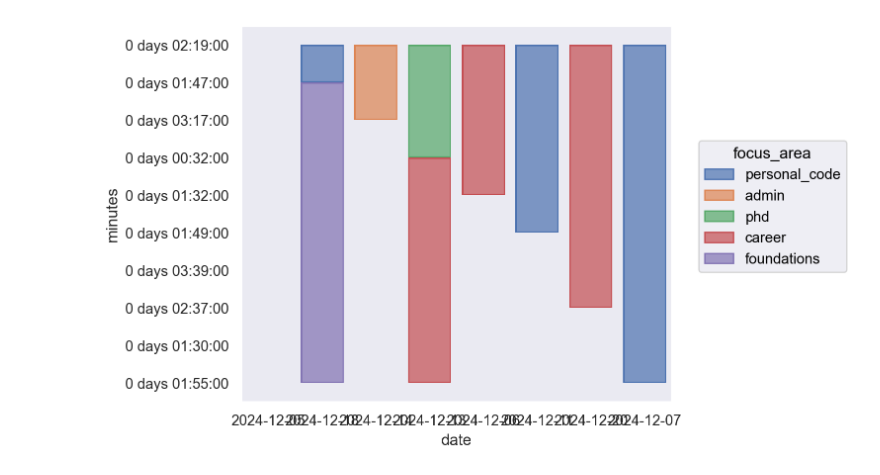
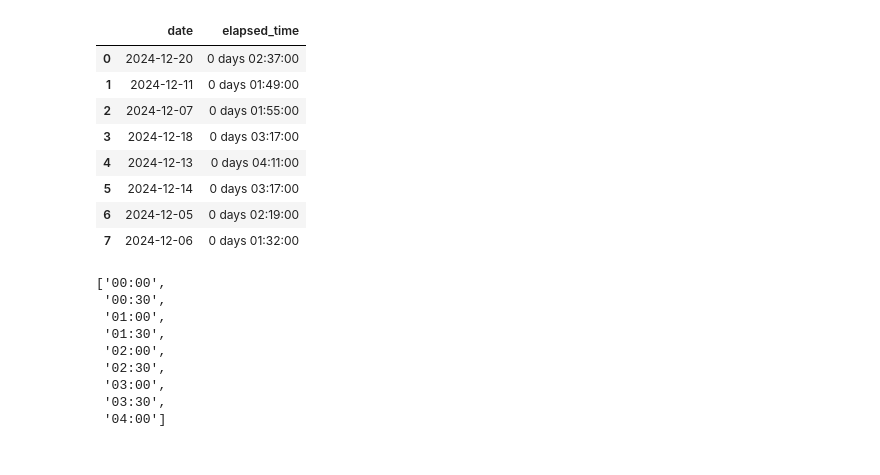
Before and after one commit to juliet29/time_logger, a Jupyter notebook: test.ipynb, the cells around one changed output. Saved outputs shown, nothing was run; the diff lists cells and outputs as text; code cells hidden in the pictures.

```diff
--- a/test.ipynb
+++ b/test.ipynb
@@ -171,5 +62,35 @@ df_pandas
-# %%
-so.Plot(df_pandas, x="date", y="minutes", color="focus_area").add(so.Bar(), so.Stack())
-# %% [output]
-[figure, removed]
+# %%
+df_time = df_agg.group_by("date").agg(pl.col("elapsed_time").sum()).to_pandas()
+df_time
+# %% [output]
+|  | date | elapsed_time |
+| 0 | 2024-12-20 | 0 days 02:37:00 |
+| 1 | 2024-12-11 | 0 days 01:49:00 |
+| 2 | 2024-12-07 | 0 days 01:55:00 |
+| 3 | 2024-12-18 | 0 days 03:17:00 |
+| 4 | 2024-12-13 | 0 days 04:11:00 |
+| 5 | 2024-12-14 | 0 days 03:17:00 |
+| 6 | 2024-12-05 | 0 days 02:19:00 |
+| 7 | 2024-12-06 | 0 days 01:32:00 |
+# %%
+min_time = df_time["elapsed_time"].min()
+max_time = df_time["elapsed_time"].max()
+
+# TODO fx, where increase the frequency if the number of tick vals
+tick_values = pd.timedelta_range("0", max_time, freq="30min", )
+tick_ints = tick_values.astype(int)
+format_timedelta = lambda v: f"{v.components.hours:0>2d}:{v.components.minutes:0>2d}"
+tick_strings = [format_timedelta(i) for i in tick_values]
+df_pandas["Time"] = df_pandas["elapsed_time"].apply(format_timedelta)
+tick_strings
+# %% [output]
+['00:00',
+ '00:30',
+ '01:00',
+ '01:30',
+ '02:00',
+ '02:30',
+ '03:00',
+ '03:30',
+ '04:00']
 # %%
```
Also changed, not shown: parts of 19 cells of this notebook, 4 other files.
